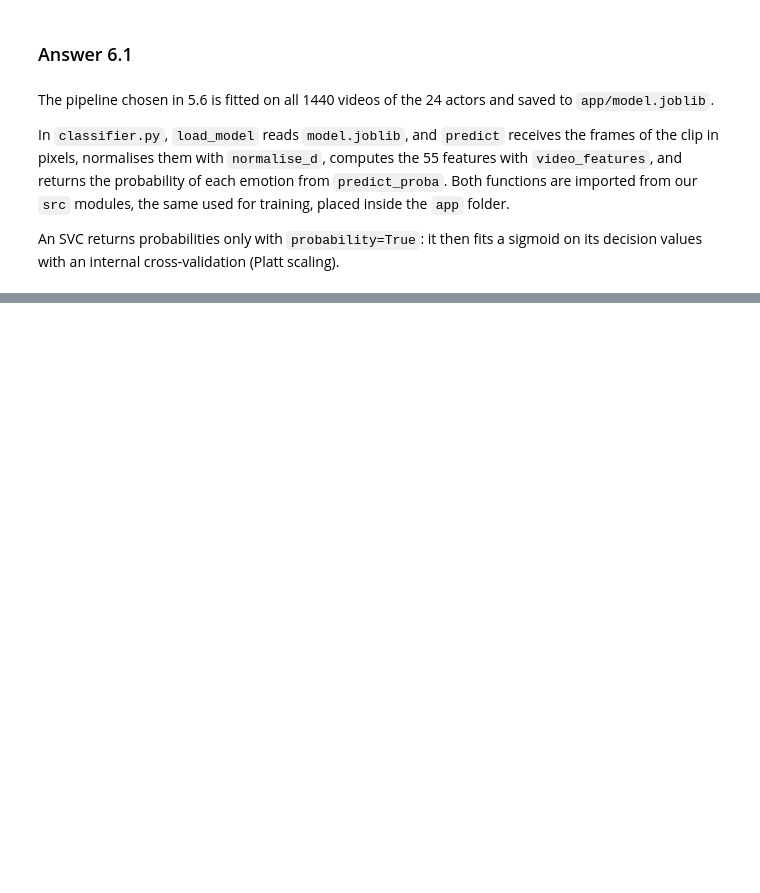
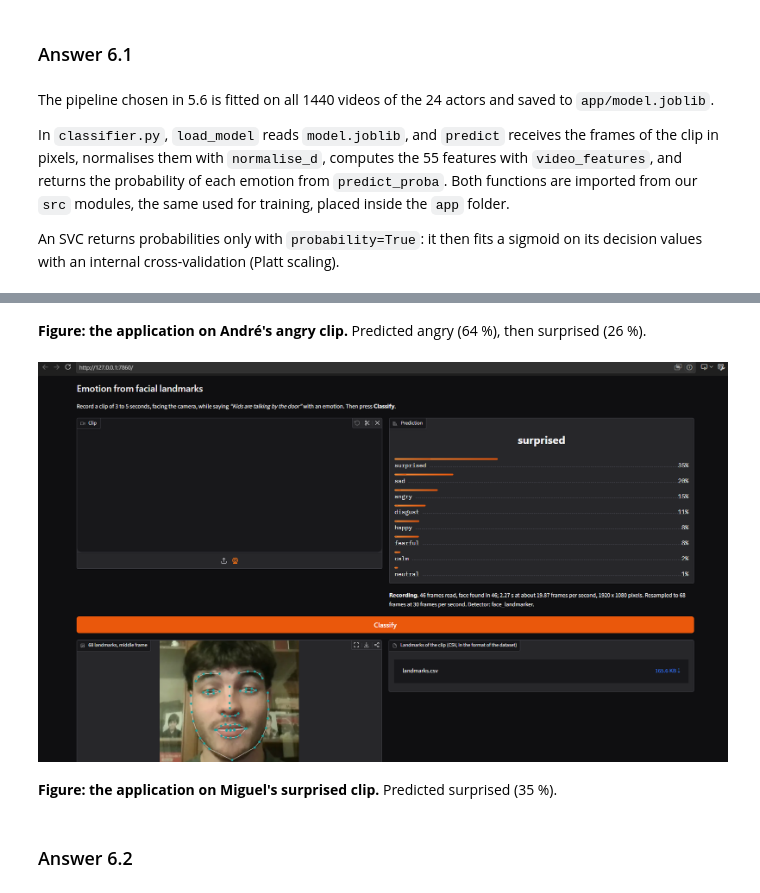
Before and after one commit to migasantunes/Emotion_Recognition, a Jupyter notebook: notebooks/06_deployment.ipynb, the cells around one changed output, grey strips where cells are left out. Drawn from its saved outputs; the diff is of its cells as text; code cells hidden in the pictures; blank space fills up the shorter version.

```diff
--- a/notebooks/06_deployment.ipynb
+++ b/notebooks/06_deployment.ipynb
@@ -56,0 +134,10 @@ An SVC returns probabilities only with `probability=True`: it then fits a sigmoi
+# %% [markdown]
+**Figure: the application on André's angry clip.** Predicted angry (64 %), then surprised (26 %).
+# %%
+Image(filename=str(REC_PATH / "miguel__screenshot.png"), width=900)
+# %% [output]
+[figure, added]
+# %% [markdown]
+**Figure: the application on Miguel's surprised clip.** Predicted surprised (35 %).
+# %% [markdown]
+### Answer 6.2
```
Also changed, not shown: parts of 27 cells of this notebook.
